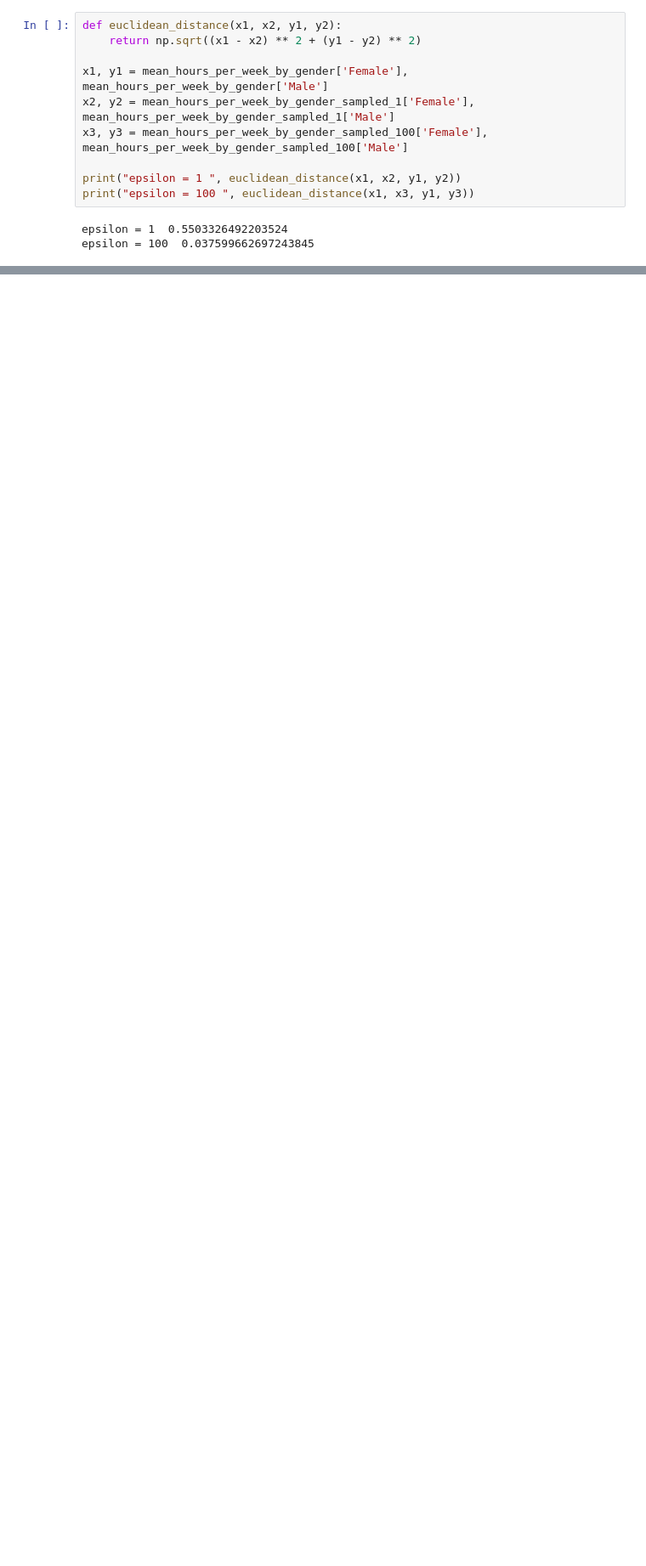
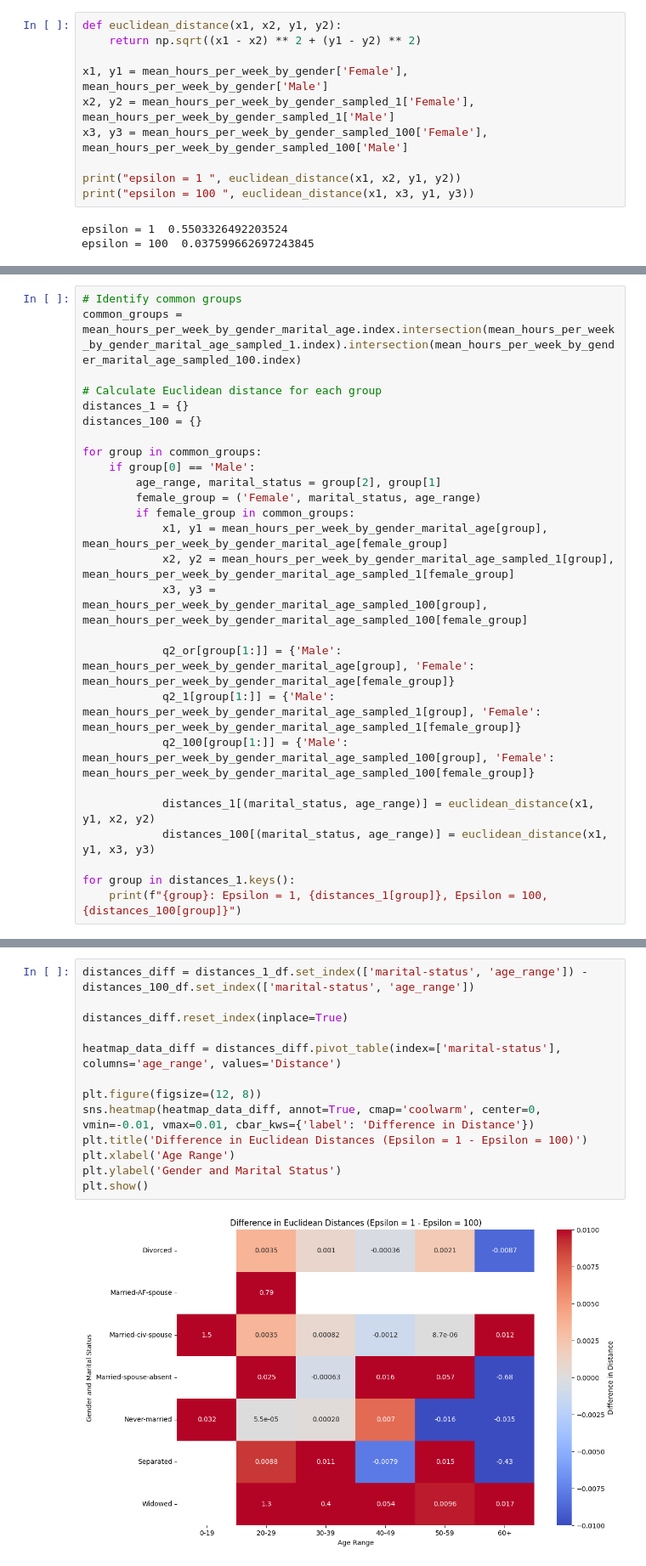
Before and after one commit to yann223/test_dp, a Jupyter notebook: mst.ipynb, the cells around one changed output, grey strips where cells are left out. Shown at 85% size. Drawn from its saved outputs; the diff is of its cells as text; blank space fills up the shorter version.

```diff
--- a/mst.ipynb
+++ b/mst.ipynb
@@ -240,0 +357,26 @@ plt.show()
+# %%
+# Identify common groups
+common_groups = mean_hours_per_week_by_gender_marital_age.index.intersection(mean_hours_per_week_by_gender_marital_age_sampled_1.index).intersection(mean_hours_per_week_by_gender_marital_age_sampled_100.index)
+
+# Calculate Euclidean distance for each group
+distances_1 = {}
+distances_100 = {}
+
+for group in common_groups:
+    if group[0] == 'Male':
+        age_range, marital_status = group[2], group[1]
+        female_group = ('Female', marital_status, age_range)
+        if female_group in common_groups:
+            x1, y1 = mean_hours_per_week_by_gender_marital_age[group], mean_hours_per_week_by_gender_marital_age[female_group]
+            x2, y2 = mean_hours_per_week_by_gender_marital_age_sampled_1[group], mean_hours_per_week_by_gender_marital_age_sampled_1[female_group]
+            x3, y3 = mean_hours_per_week_by_gender_marital_age_sampled_100[group], mean_hours_per_week_by_gender_marital_age_sampled_100[female_group]
+
+            q2_or[group[1:]] = {'Male': mean_hours_per_week_by_gender_marital_age[group], 'Female': mean_hours_per_week_by_gender_marital_age[female_group]}
+            q2_1[group[1:]] = {'Male': mean_hours_per_week_by_gender_marital_age_sampled_1[group], 'Female': mean_hours_per_week_by_gender_marital_age_sampled_1[female_group]}
+            q2_100[group[1:]] = {'Male': mean_hours_per_week_by_gender_marital_age_sampled_100[group], 'Female': mean_hours_per_week_by_gender_marital_age_sampled_100[female_group]}
+
+            distances_1[(marital_status, age_range)] = euclidean_distance(x1, y1, x2, y2)
+            distances_100[(marital_status, age_range)] = euclidean_distance(x1, y1, x3, y3)
+
+for group in distances_1.keys():
+    print(f"{group}: Epsilon = 1, {distances_1[group]}, Epsilon = 100, {distances_100[group]}")
@@ -240,0 +439,15 @@ plt.show()
+# %%
+distances_diff = distances_1_df.set_index(['marital-status', 'age_range']) - distances_100_df.set_index(['marital-status', 'age_range'])
+
+distances_diff.reset_index(inplace=True)
+
+heatmap_data_diff = distances_diff.pivot_table(index=['marital-status'], columns='age_range', values='Distance')
+
+plt.figure(figsize=(12, 8))
+sns.heatmap(heatmap_data_diff, annot=True, cmap='coolwarm', center=0, vmin=-0.01, vmax=0.01, cbar_kws={'label': 'Difference in Distance'})
+plt.title('Difference in Euclidean Distances (Epsilon = 1 - Epsilon = 100)')
+plt.xlabel('Age Range')
+plt.ylabel('Gender and Marital Status')
+plt.show()
+# %% [output]
+[figure, added]
```
Also changed, not shown: parts of 15 cells of this notebook.
